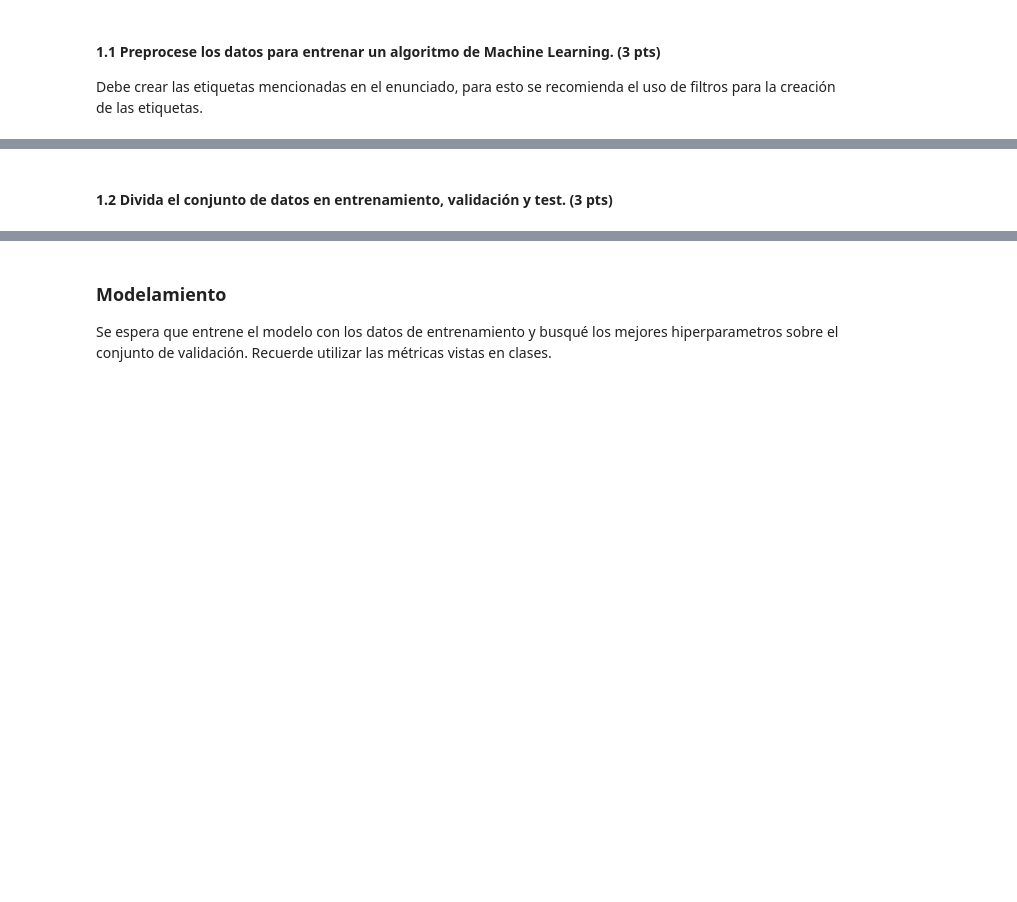
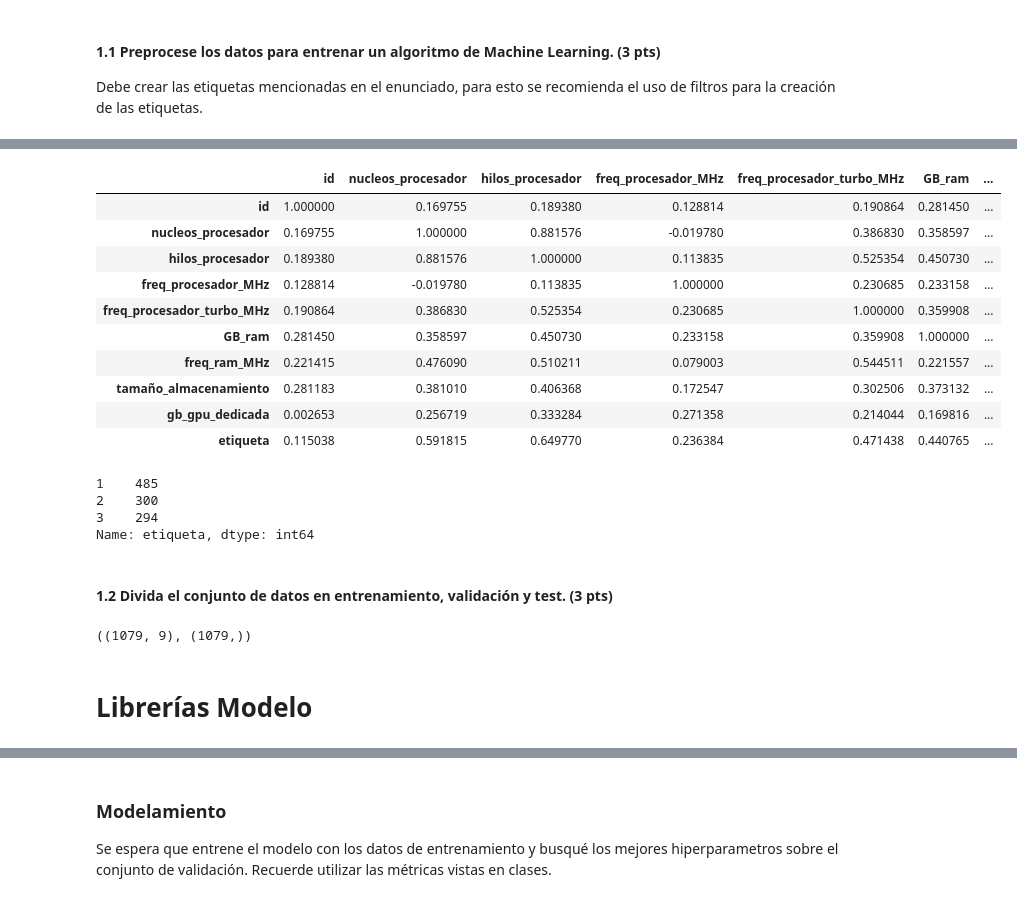
Before and after one commit to ssalazara/MACI_Analitica1, a Jupyter notebook: Analitica_Tarea1.ipynb, the cells around one changed output, grey strips where cells are left out. Saved outputs shown, nothing was run; the diff lists cells and outputs as text; code cells hidden in the pictures; blank space fills up the shorter version.

```diff
--- a/Analitica_Tarea1.ipynb
+++ b/Analitica_Tarea1.ipynb
@@ -823,0 +826,3 @@ Debe crear las etiquetas mencionadas en el enunciado, para esto se recomienda el
+# %%
+df_modelo_precios = df_modelo.groupby('id').mean().reset_index()
+df_modelo_precios['etiqueta'] = ''
@@ -823,0 +845,7 @@ Debe crear las etiquetas mencionadas en el enunciado, para esto se recomienda el
+# %%
+#pasamos nan a 0
+df_modelo_precios['freq_procesador_turbo_MHz'] = df_modelo_precios['freq_procesador_turbo_MHz'].replace(np.nan, 0)
+df_modelo_precios['gb_gpu_dedicada'] = df_modelo_precios['gb_gpu_dedicada'].replace(np.nan, 0)
+# %%
+df_modelo_precios = df_modelo_precios.astype(int)
+print(df_modelo_precios.info())
@@ -824,2 +873,26 @@ Debe crear las etiquetas mencionadas en el enunciado, para esto se recomienda el
+# %%
+df_modelo_precios = df_modelo_precios.drop(columns= (['precio normal', 'precio oferta']))
+# %%
+df_modelo_precios.corr()
+# %% [output]
+|  | id | nucleos_procesador | hilos_procesador | freq_procesador_MHz | freq_procesador_turbo_MHz | GB_ram | ... |
+| id | 1.000000 | 0.169755 | 0.189380 | 0.128814 | 0.190864 | 0.281450 | ... |
+| nucleos_procesador | 0.169755 | 1.000000 | 0.881576 | -0.019780 | 0.386830 | 0.358597 | ... |
+| hilos_procesador | 0.189380 | 0.881576 | 1.000000 | 0.113835 | 0.525354 | 0.450730 | ... |
+| freq_procesador_MHz | 0.128814 | -0.019780 | 0.113835 | 1.000000 | 0.230685 | 0.233158 | ... |
+| freq_procesador_turbo_MHz | 0.190864 | 0.386830 | 0.525354 | 0.230685 | 1.000000 | 0.359908 | ... |
+| GB_ram | 0.281450 | 0.358597 | 0.450730 | 0.233158 | 0.359908 | 1.000000 | ... |
+| freq_ram_MHz | 0.221415 | 0.476090 | 0.510211 | 0.079003 | 0.544511 | 0.221557 | ... |
+| tamaño_almacenamiento | 0.281183 | 0.381010 | 0.406368 | 0.172547 | 0.302506 | 0.373132 | ... |
+| gb_gpu_dedicada | 0.002653 | 0.256719 | 0.333284 | 0.271358 | 0.214044 | 0.169816 | ... |
+| etiqueta | 0.115038 | 0.591815 | 0.649770 | 0.236384 | 0.471438 | 0.440765 | ... |
+# %%
+df_modelo_precios.shape
+df_modelo_precios['etiqueta'].value_counts()
+# %% [output]
+1    485
+2    300
+3    294
+Name: etiqueta, dtype: int64
 # %% [markdown]
 #### 1.2 Divida el conjunto de datos en entrenamiento, validación y test. (3 pts)
@@ -825,0 +901,6 @@ Debe crear las etiquetas mencionadas en el enunciado, para esto se recomienda el
+# %%
+X.shape, y.shape
+# %% [output]
+((1079, 9), (1079,))
+# %% [markdown]
+# Librerías Modelo
```
Also changed, not shown: parts of 20 cells of this notebook.
